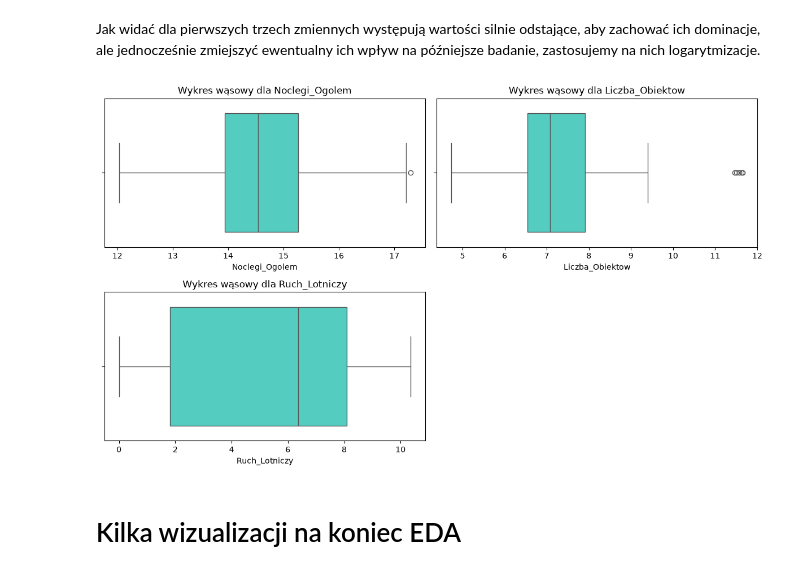
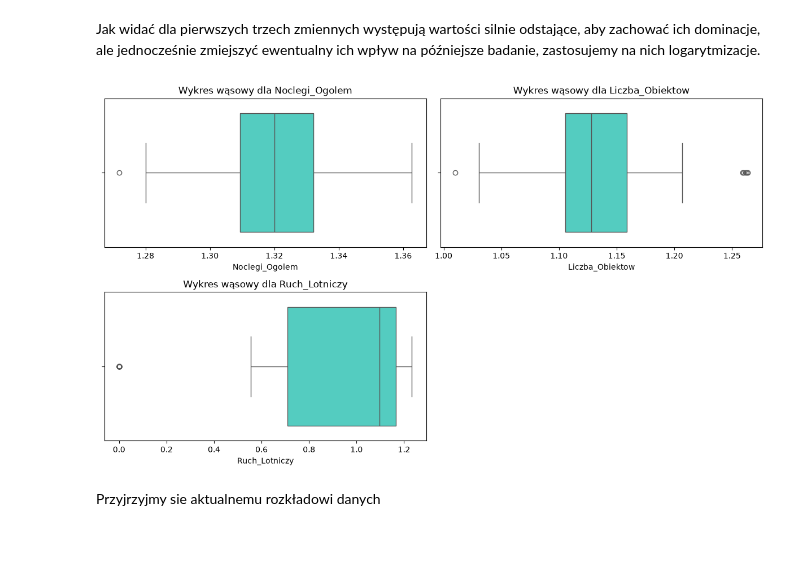
Before and after one commit to kawalerski-ja/Balkan-Tourism, a Jupyter notebook: EDA.ipynb, the cells around one changed output. Cells and saved outputs as stored; diff of their text form; code cells hidden in the pictures; blank space fills up the shorter version.

Commit message:
Logarytmizacja czesci danych w celu eliminacji outlierów

```diff
--- a/EDA.ipynb
+++ b/EDA.ipynb
@@ -170,0 +173,22 @@ plt.show()
+# %%
+numeric_log = ['Noclegi_Ogolem', 'Liczba_Obiektow', 'Ruch_Lotniczy']
+
+# Tworzymy maskę logiczną (początkowo Same False)
+is_outlier = pd.Series(False, index=df.index)
+
+for col in numeric_log:
+    Q1 = df[col].quantile(0.25)
+    Q3 = df[col].quantile(0.75)
+    IQR = Q3 - Q1
+    lower_bound = Q1 - 1.5 * IQR
+    upper_bound = Q3 + 1.5 * IQR
+
+    # Dołączamy warunek (suma logiczna OR)
+    is_outlier |= (df[col] < lower_bound) | (df[col] > upper_bound)
+
+# Przefiltrowana ramka z wierszami-outlierami
+outliers = df[is_outlier]
+outliers = outliers[outliers['geo'].notnull()]
+outliers = outliers.drop_duplicates(subset=['geo'])
+
+print(outliers)
@@ -171,29 +213,29 @@ plt.show()
 # %% [markdown]
 Jak widać dla pierwszych trzech zmiennych występują wartości silnie odstające, aby zachować ich dominacje, ale jednocześnie zmiejszyć ewentualny ich wpływ na późniejsze badanie, zastosujemy na nich logarytmizacje.
 # %%
-df_test = df
+
 
 numeric_log = [
     'Noclegi_Ogolem',
     'Liczba_Obiektow',
     'Ruch_Lotniczy',
 ]
 
-df_test[numeric_log] = np.log1p(df_test[numeric_log])
+df[numeric_log] = np.log1p(df[numeric_log])
 
 
 
 plt.figure(figsize=(12, 10))
 for i, col in enumerate(numeric_log, 1):
     plt.subplot(3,2,i)
-    sns.boxplot(x=col, data=df_test, vert=False, color='turquoise')
+    sns.boxplot(x=col, data=df, vert=False, color='turquoise')
     plt.title(f'Wykres wąsowy dla {col}')
     plt.tight_layout()
 plt.show()
 # %% [output]
-[figure, old version]
+[figure, new version]
 # %% [markdown]
-# Kilka wizualizacji na koniec EDA
+Przyjrzyjmy sie aktualnemu rozkładowi danych
 # %%
 numeric_cols = [
     'Noclegi_Ogolem',
```
Also changed, not shown: parts of 3 cells of this notebook.
